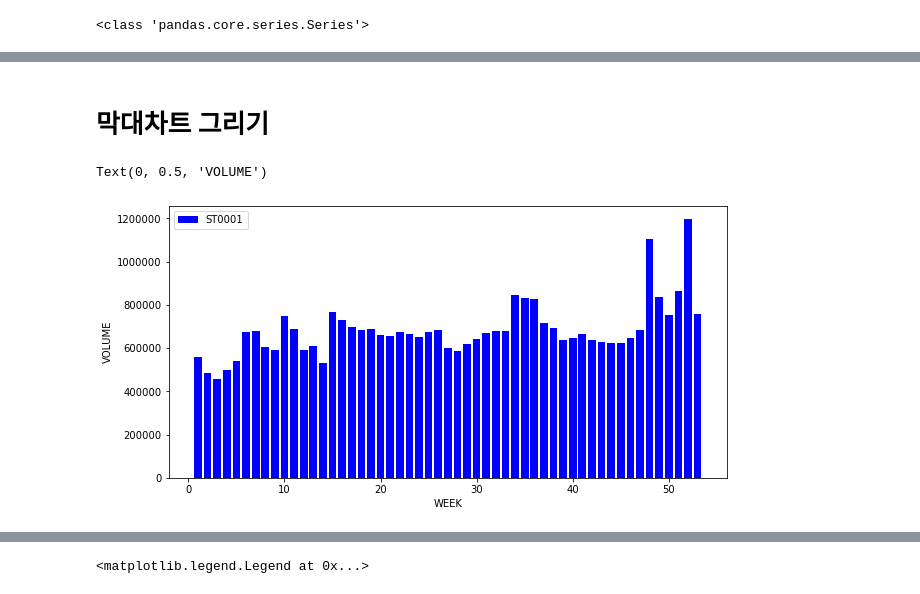
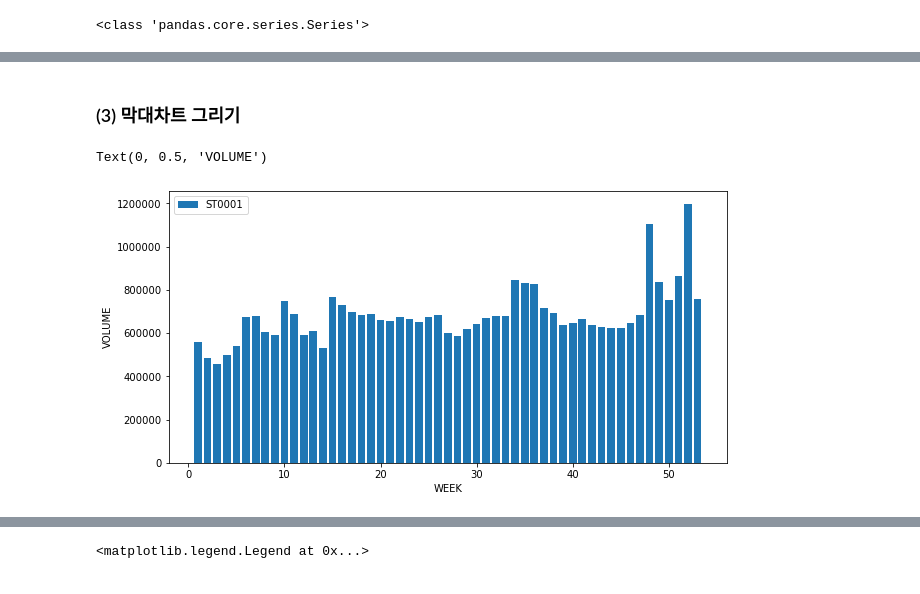
Before and after one commit to hyokwan/python-lecture, a Jupyter notebook: Session06 - 파이썬 라이브러리 활용/1. 시각화 라이브러리.ipynb, the cells around one changed output, grey strips where cells are left out. Drawn from its saved outputs; the diff is of its cells as text; code cells hidden in the pictures.

```diff
--- a/Session06 - 파이썬 라이브러리 활용/1. 시각화 라이브러리.ipynb
+++ b/Session06 - 파이썬 라이브러리 활용/1. 시각화 라이브러리.ipynb
@@ -591,19 +322,19 @@ Text(0, 0.5, 'promotion')
 # %% [markdown]
-# 막대차트 그리기
+### (3) 막대차트 그리기
 # %%
 #필요 라이브러리 정의
 import matplotlib.pyplot as plt
 
 x=groupDataS01.WEEK
 y=groupDataS01.MEAN_VOLUME
 
 fig = plt.figure(figsize=(10,5))
 
 ax1 = fig.add_subplot(111)
-ax1.bar(x,y, color="blue", width=0.8, label='ST0001')
+ax1.bar(x,y, width=0.8, label='ST0001')
 ax1.legend(loc=0)
 ax1.set_xlabel('WEEK')
 ax1.set_ylabel('VOLUME')
 # %% [output]
 Text(0, 0.5, 'VOLUME')
-[figure, old version]
+[figure, new version]
```
Also changed, not shown: parts of 137 cells of this notebook.
